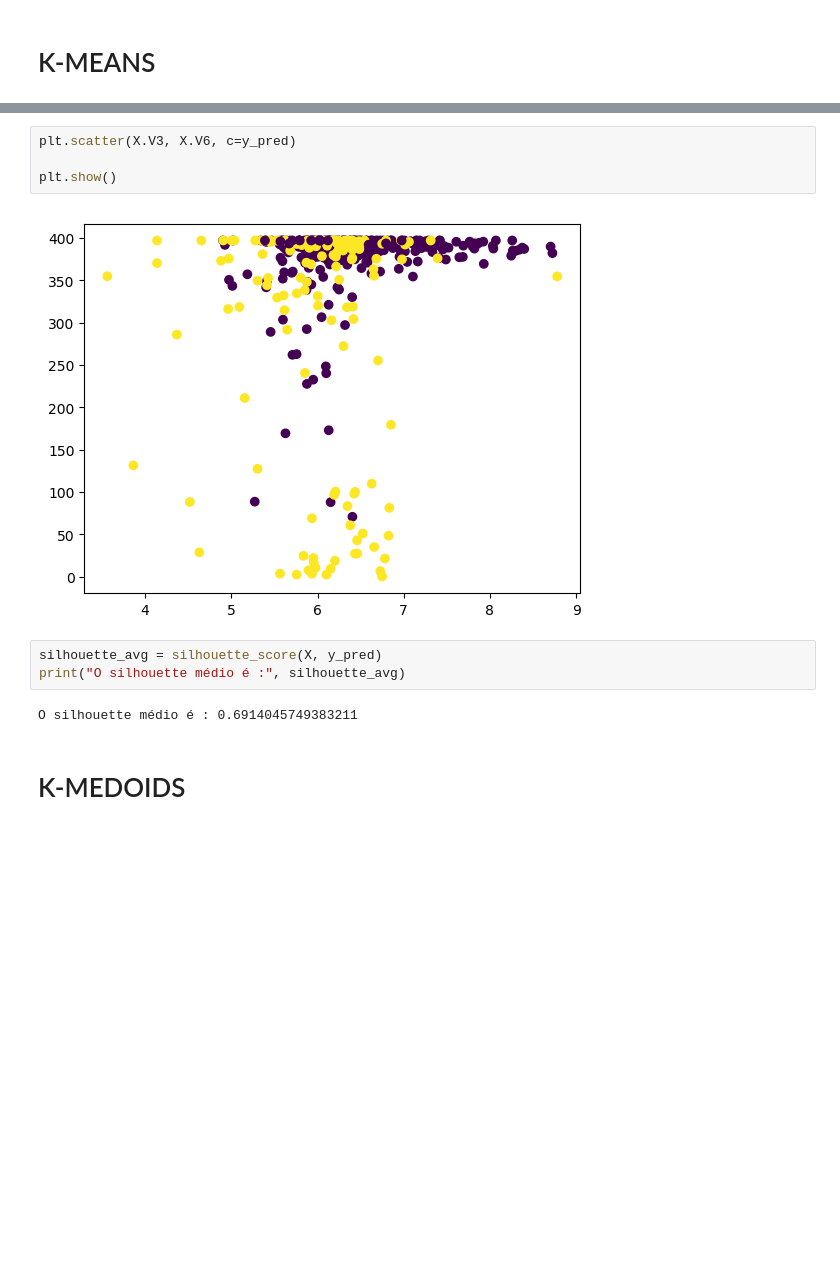
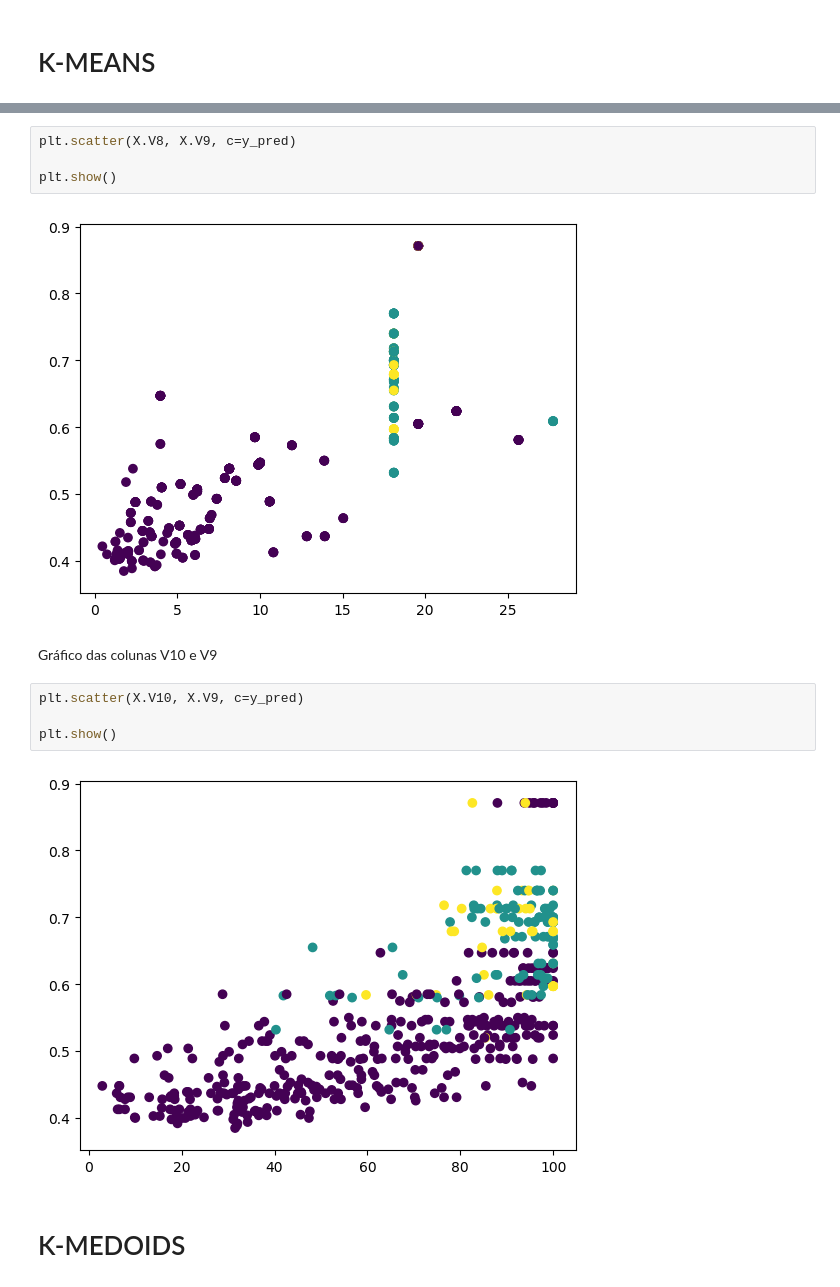
Before and after one commit to GiuDuncan/dataScienceP2, a Jupyter notebook: T2-2.ipynb, the cells around one changed output, grey strips where cells are left out. Drawn from its saved outputs; the diff is of its cells as text; blank space fills up the shorter version.

```diff
--- a/T2-2.ipynb
+++ b/T2-2.ipynb
@@ -136,14 +186,17 @@ plt.show()
 # %%
-plt.scatter(X.V3, X.V6, c=y_pred)
+plt.scatter(X.V8, X.V9, c=y_pred)
 
 plt.show()
 # %% [output]
-[figure, old version]
+[figure, new version]
-# %%
-silhouette_avg = silhouette_score(X, y_pred)
-print("O silhouette médio é :", silhouette_avg)
-# %% [output]
-O silhouette médio é : 0.6914045749383211
+# %% [markdown]
+Gráfico das colunas V10 e V9
+# %%
+plt.scatter(X.V10, X.V9, c=y_pred)
+
+plt.show()
+# %% [output]
+[figure, added]
 # %% [markdown]
 # K-MEDOIDS
 # %%
```
Also changed, not shown: parts of 13 cells of this notebook.
